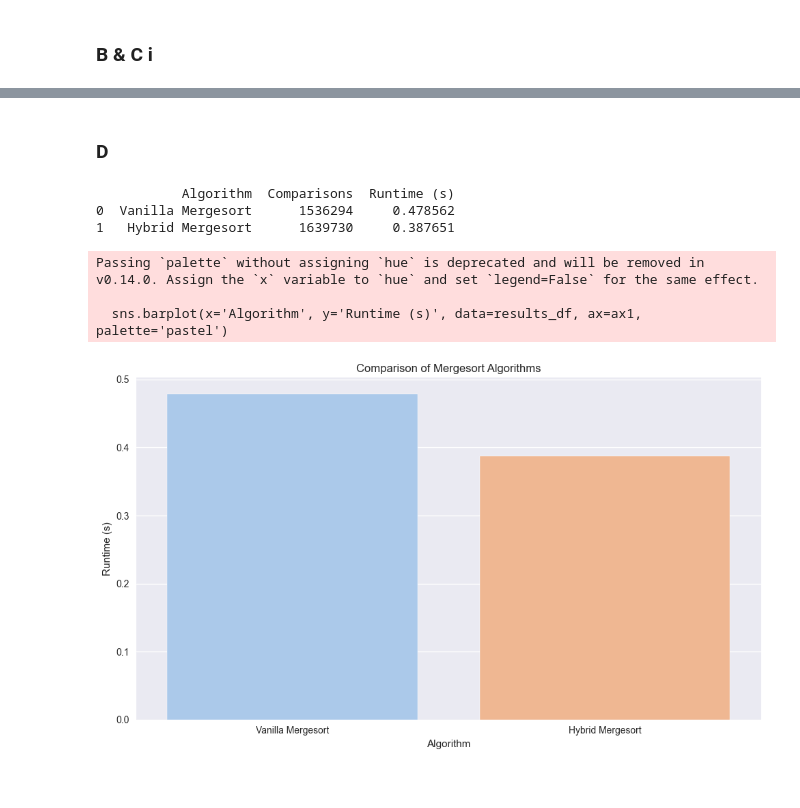
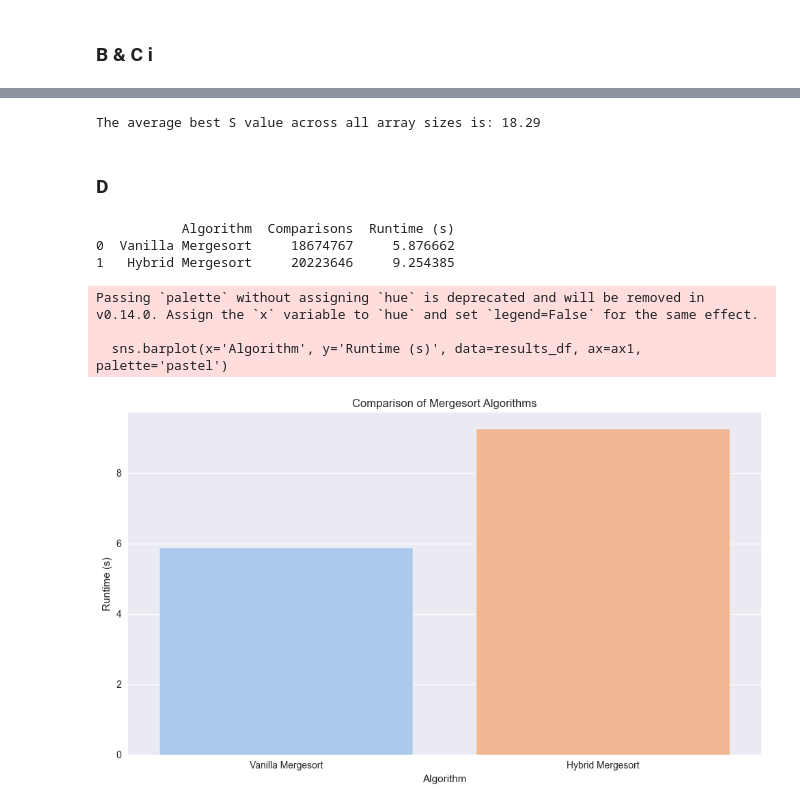
Before and after one commit to M00dler/SC2001_Lab_Team_5, a Jupyter notebook: Lab 1/Lab 1.ipynb, the cells around one changed output, grey strips where cells are left out. Cells and saved outputs as stored; diff of their text form; code cells hidden in the pictures.

```diff
--- a/Lab 1/Lab 1.ipynb
+++ b/Lab 1/Lab 1.ipynb
@@ -189,0 +231,36 @@ plt.show()
+# %%
+import numpy as np
+import pandas as pd
+import time
+import seaborn as sns
+import matplotlib.pyplot as plt
+
+# Define S values and array sizes
+S_values = range(1, 31)
+array_sizes = [1_000, 5_000, 10_000, 50_000, 100_000, 500_000, 1_000_000]
+
+# Seed for reproducibility
+np.random.seed(42)
+
+# Store results
+results = []
+
+for size in array_sizes:
+    # Generate base array of this size
+    base_array = np.random.randint(1, size + 1, size).tolist()
+
+    for S in S_values:
+        arr_copy = base_array.copy()
+        start_time = time.perf_counter()
+        merge_sort(arr_copy, S=S, comp_cnt=0)
+        end_time = time.perf_counter()
+        runtime = end_time - start_time
+
+        results.append({
+            'Array Size': size,
+            'S Value': S,
+            'Runtime (s)': runtime
+        })
+
+# Create DataFrame
+df = pd.DataFrame(results)
@@ -190,3 +343,10 @@ plt.show()
+# %%
+# Assuming best_s_per_size is the DataFrame from previous step
+average_best_s = best_s_per_size['S Value'].mean()
+
+print(f"The average best S value across all array sizes is: {average_best_s:.2f}")
+# %% [output]
+The average best S value across all array sizes is: 18.29
 # %% [markdown]
 ### D
 # %%
@@ -200,7 +360,7 @@ import matplotlib.pyplot as plt
 plt.style.use('seaborn-v0_8')
 
 # Generate random array
-array_size = 100000
+array_size = 1000000
 random_array = [random.randint(1, array_size) for _ in range(array_size)]
 
 # Global counters for comparisons
@@ -234,7 +394,7 @@ def vanilla_merge(left, right):
     return merged
 
 # Hybrid mergesort implementation with insertion sort for small arrays
-S = 22
+S = 18
 
 def insertion_sort(arr):
     global hybrid_comparisons
@@ -281,33 +441,33 @@ vanilla_runtime = time.time() - start_time
 
 # Measure hybrid mergesort
 start_time = time.time()
 hybrid_merge_sort(random_array.copy())
 hybrid_runtime = time.time() - start_time
 
 # Create DataFrame
 results_df = pd.DataFrame({
     'Algorithm': ['Vanilla Mergesort', 'Hybrid Mergesort'],
     'Comparisons': [vanilla_comparisons, hybrid_comparisons],
     'Runtime (s)': [vanilla_runtime, hybrid_runtime]
 })
 
 # Plot bar chart
 fig, ax1 = plt.subplots(figsize=(10, 6))
 sns.barplot(x='Algorithm', y='Runtime (s)', data=results_df, ax=ax1, palette='pastel')
 ax1.set_title('Comparison of Mergesort Algorithms')
 ax1.set_ylabel('Runtime (s)')
 ax1.set_xlabel('Algorithm')
 
 # Save plot
 plt.tight_layout()
 
 # Print results
 print(results_df)
 # %% [output]
            Algorithm  Comparisons  Runtime (s)
-0  Vanilla Mergesort      1536294     0.478562
-1   Hybrid Mergesort      1639730     0.387651
+0  Vanilla Mergesort     18674767     5.876662
+1   Hybrid Mergesort     20223646     9.254385
 Passing `palette` without assigning `hue` is deprecated and will be removed in v0.14.0. Assign the `x` variable to `hue` and set `legend=False` for the same effect.
 
   sns.barplot(x='Algorithm', y='Runtime (s)', data=results_df, ax=ax1, palette='pastel')
-[figure, old version]
+[figure, new version]
```
Also changed, not shown: parts of 14 cells of this notebook.
